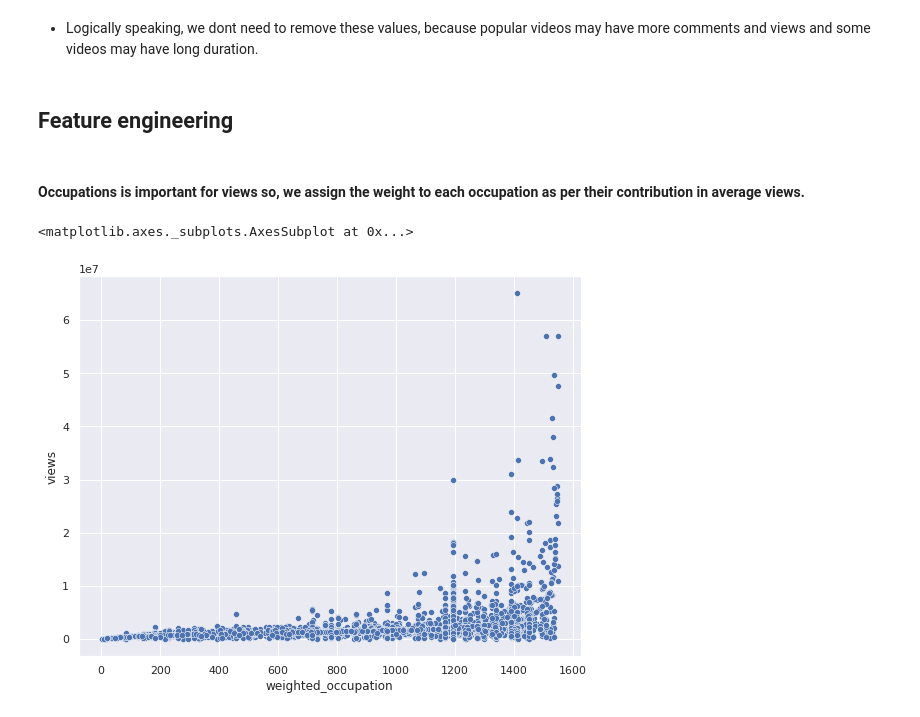
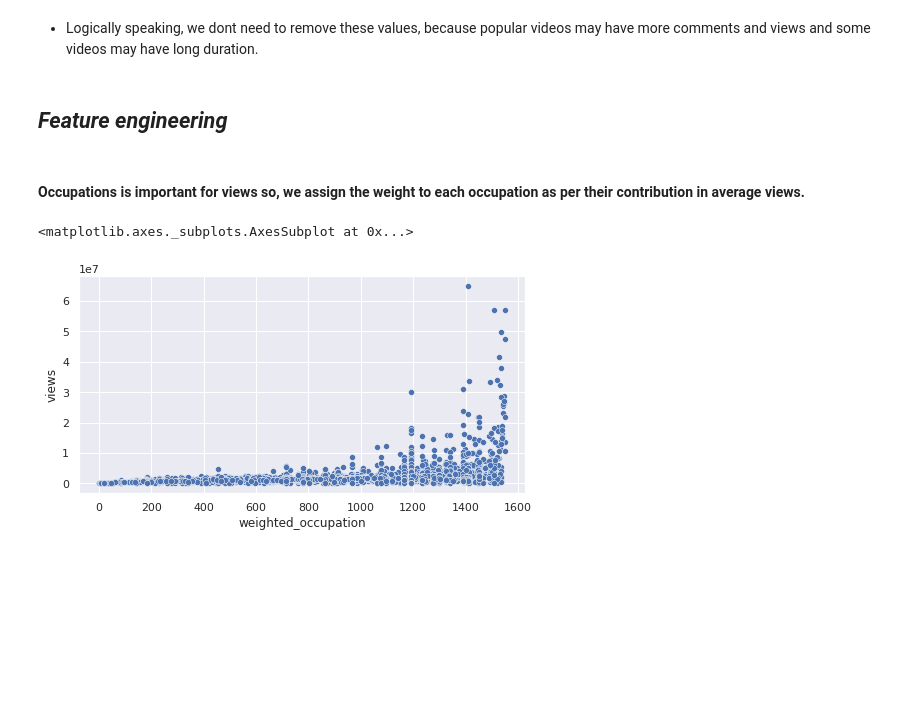
Before and after one commit to GuptaRitik/Ted-talk-views-prediction, a Jupyter notebook: TEDx_talks_views_pred.ipynb, the cells around one changed output. Saved outputs shown, nothing was run; the diff lists cells and outputs as text; code cells hidden in the pictures; blank space fills up the shorter version.

```diff
--- a/TEDx_talks_views_pred.ipynb
+++ b/TEDx_talks_views_pred.ipynb
@@ -592,3 +594,6 @@ Data columns (total 12 columns):
  11  published_year  3999 non-null   float64
 dtypes: datetime64[ns](2), float64(4), object(6)
 memory usage: 535.2+ KB
+# %%
+# this is not necessary for us now
+df = df.drop('published_year', axis=1)
@@ -604,20 +619,25 @@ for i in ['duration', 'comments', 'views']:
 # %% [markdown]
 * Logically speaking, we dont need to remove these values, because popular videos may have more comments and views and some videos may have long duration.
 # %% [markdown]
-## Feature engineering
+## *Feature engineering*
 # %% [markdown]
 #### **Occupations** is important for views so, we assign the weight to each occupation as per their contribution in average views.
 # %%
 # assigning the rank, minimum number is for the least important and maximum is for the highest average viewed occupation
 weight_df = df.groupby('occupations')['views'].mean().sort_values().rank().reset_index() # rank method is used on groupby of average of occupations
 
+df['talk_id'] = df.index
 # merging the rank into the original dataframe
 df = df.merge(weight_df, on='occupations', how='left').rename(columns = {'views_x': 'views' ,'views_y': 'weighted_occupation'})
+df = df.drop('occupations', axis=1)
+
+df.set_index('talk_id', inplace=True)
+
+# scatter plot for new variable
+sns.set(rc={'figure.figsize':(8,4)})
+sns.scatterplot(x='weighted_occupation', y='views', data=df)
+# %% [output]
+<matplotlib.axes._subplots.AxesSubplot at 0x...>
+[figure, added]
-# %%
-# scatter plot for new variable
-sns.scatterplot(x='weighted_occupation', y='views', data=df)
-# %% [output]
-<matplotlib.axes._subplots.AxesSubplot at 0x...>
-[figure, removed]
 # %%
 df.head()
```
Also changed, not shown: parts of 19 cells of this notebook.
